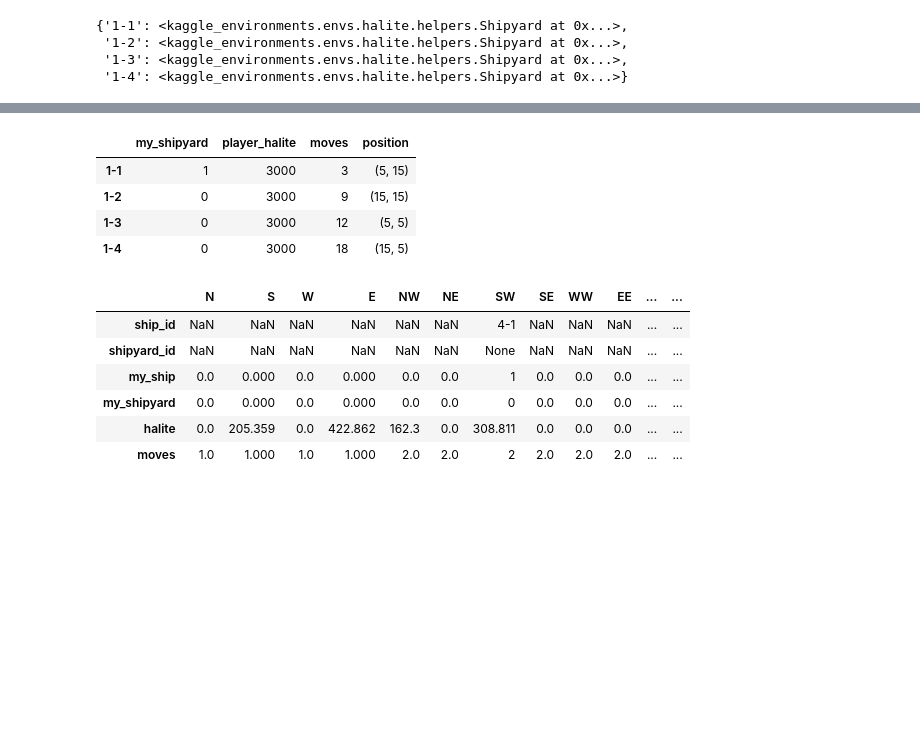
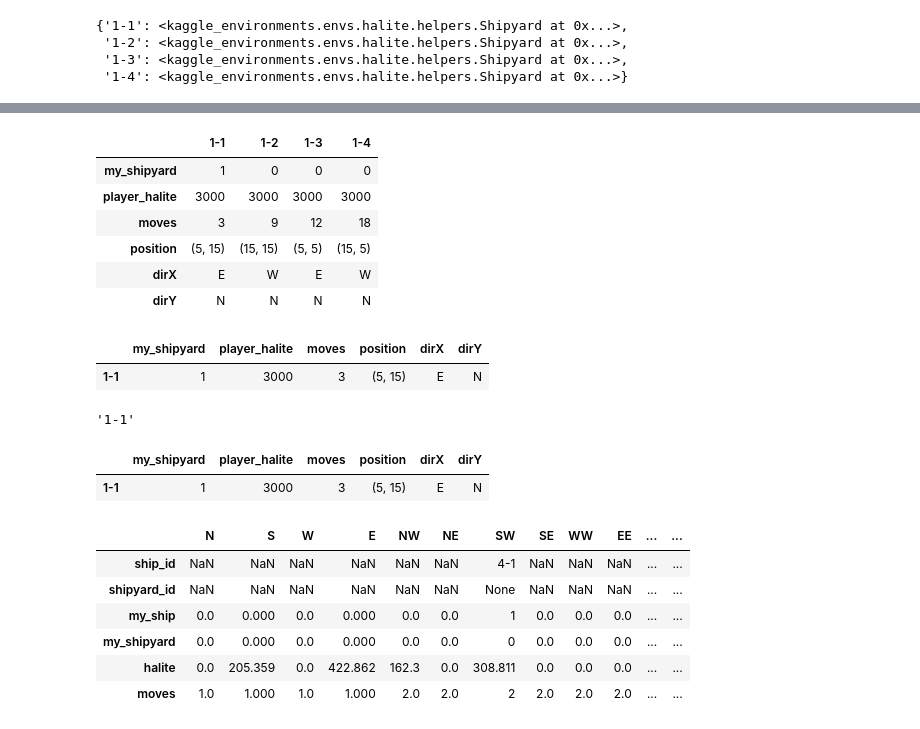
Before and after one commit to damoonsh/Halite, a Jupyter notebook: Agent.ipynb, the cells around one changed output, grey strips where cells are left out. Drawn from its saved outputs; the diff is of its cells as text; code cells hidden in the pictures; blank space fills up the shorter version.

```diff
--- a/Agent.ipynb
+++ b/Agent.ipynb
@@ -620,10 +141,17 @@ l.T
 # %%
 z = loc.get_shipyard_info()
 # %%
-z.T
+z
 # %% [output]
-|  | my_shipyard | player_halite | moves | position |
-| 1-1 | 1 | 3000 | 3 | (5, 15) |
-| 1-2 | 0 | 3000 | 9 | (15, 15) |
-| 1-3 | 0 | 3000 | 12 | (5, 5) |
-| 1-4 | 0 | 3000 | 18 | (15, 5) |
+|  | 1-1 | 1-2 | 1-3 | 1-4 |
+| my_shipyard | 1 | 0 | 0 | 0 |
+| player_halite | 3000 | 3000 | 3000 | 3000 |
+| moves | 3 | 9 | 12 | 18 |
+| position | (5, 15) | (15, 15) | (5, 5) | (15, 5) |
+| dirX | E | W | E | W |
+| dirY | N | N | N | N |
+# %%
+z.T[z.T['my_shipyard'] == 1]
+# %% [output]
+|  | my_shipyard | player_halite | moves | position | dirX | dirY |
+| 1-1 | 1 | 3000 | 3 | (5, 15) | E | N |
@@ -630,3 +160,12 @@ z.T
+# %%
+list(z.T[z.T['moves'] == min_val].T.columns)[0]
+# %% [output]
+'1-1'
+# %%
+z.T[z.T['my_shipyard'] == 1]
+# %% [output]
+|  | my_shipyard | player_halite | moves | position | dirX | dirY |
+| 1-1 | 1 | 3000 | 3 | (5, 15) | E | N |
 # %%
 loc.generate_grid_df()
 # %% [output]
```
Also changed, not shown: parts of 10 cells of this notebook.
